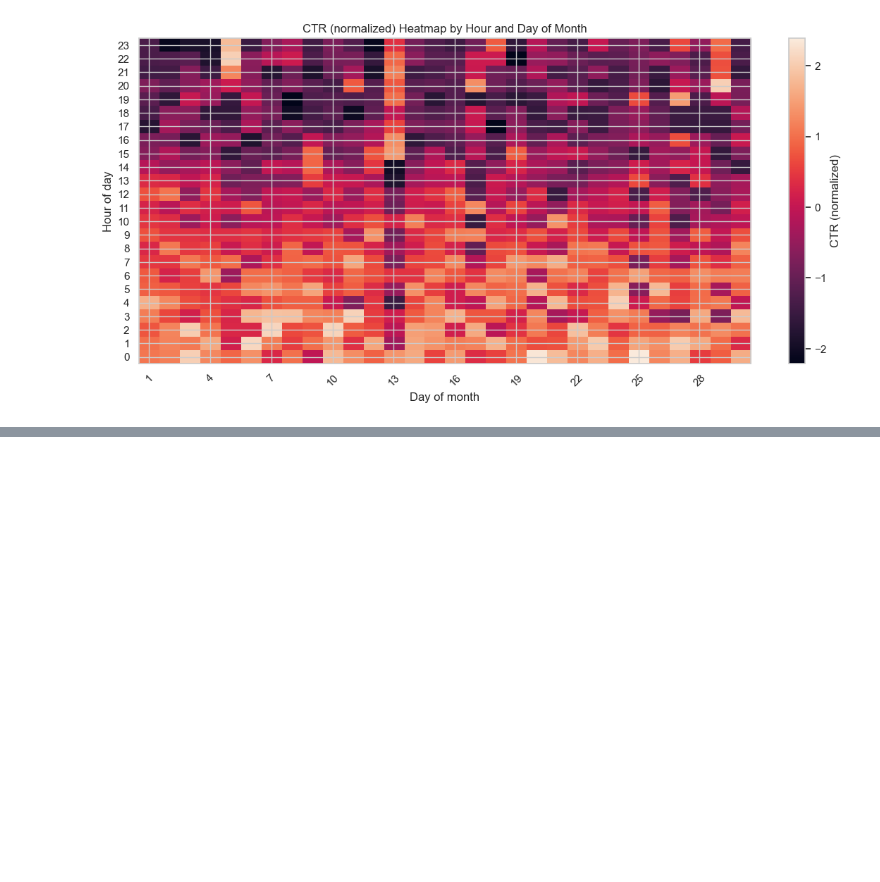
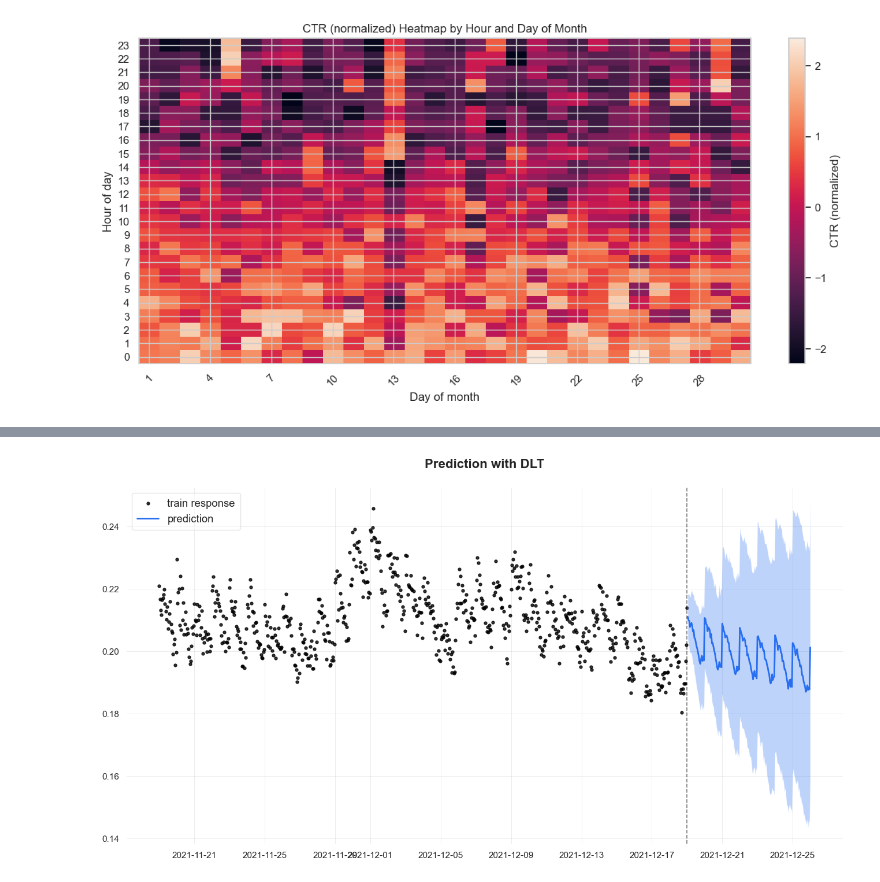
Before and after one commit to YanaOrf/SaaS_Key_Metrics_AB_testing-, a Jupyter notebook: Metrics_prediction.ipynb, the cells around one changed output, grey strips where cells are left out. Cells and saved outputs as stored; diff of their text form; code cells hidden in the pictures; blank space fills up the shorter version.

```diff
--- a/Metrics_prediction.ipynb
+++ b/Metrics_prediction.ipynb
@@ -149,0 +215,7 @@ plt.show()
+# %%
+dlt_mcmc = DLT(seasonality=24, response_col="CTR", date_col="hour_time",
+               estimator='stan-mcmc', #new estimation algorithm - Метод Markov Chain Monte Carlo (MCMC)
+               num_warmup=2000, #warm-up time
+               num_sample=1000) #sampling time
+# %%
+dlt_mcmc.fit(activity)
@@ -149,0 +225,8 @@ plt.show()
+# %%
+future_df = dlt_mcmc.make_future_df(periods=24*7)
+
+predicted_df = dlt_mcmc.predict(df=future_df)
+
+_ = plot_predicted_data(activity, predicted_df, "hour_time", 'CTR', title='Prediction with DLT')
+# %% [output]
+[figure, added]
```
Also changed, not shown: parts of 12 cells of this notebook.
